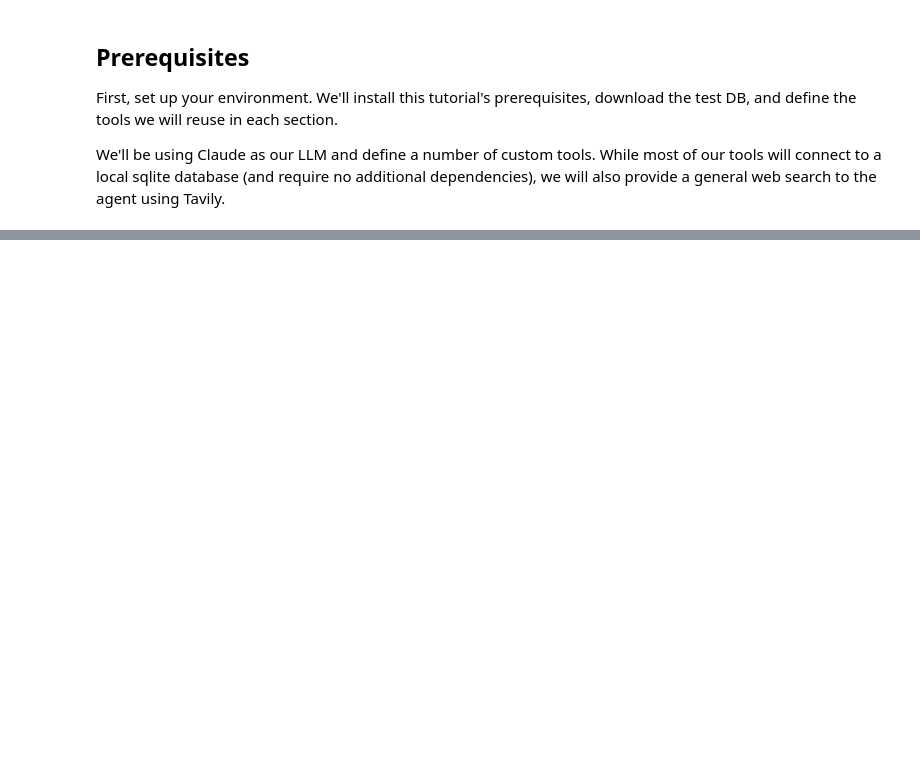
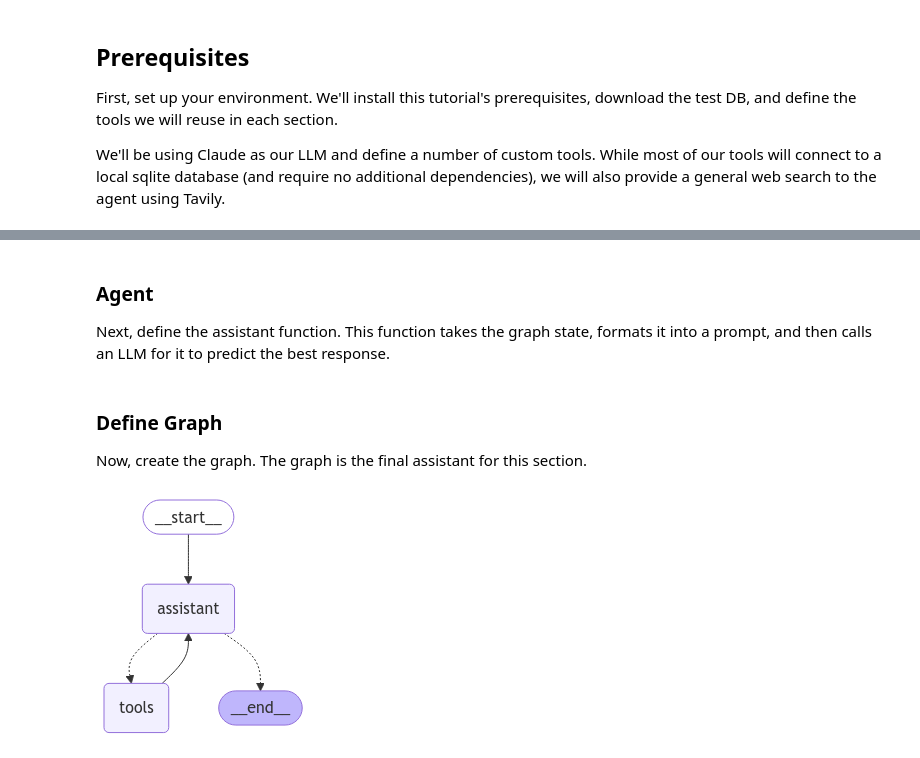
Before and after one commit to ahn283/learning, a Jupyter notebook: llm/langgraph/3_chabots_customer_support.ipynb, the cells around one changed output, grey strips where cells are left out. Drawn from its saved outputs; the diff is of its cells as text; code cells hidden in the pictures; blank space fills up the shorter version.

```diff
--- a/llm/langgraph/3_chabots_customer_support.ipynb
+++ b/llm/langgraph/3_chabots_customer_support.ipynb
@@ -40,0 +828,13 @@ os.environ['LANGCHAIN_PROJECT'] = "pr-stupendous-hood-8"
+# %%
+from typing import Annotated
+
+from typing_extensions import TypedDict
+
+from langgraph.graph.message import AnyMessage, add_messages
+
+class State(TypedDict):
+    messages: Annotated[list[AnyMessage], add_messages]
+# %% [markdown]
+### Agent
+
+Next, define the assistant function. This function takes the graph state, formats it into a prompt, and then calls an LLM for it to predict the best response.
@@ -40,0 +913,36 @@ os.environ['LANGCHAIN_PROJECT'] = "pr-stupendous-hood-8"
+# %% [markdown]
+### Define Graph
+
+Now, create the graph. The graph is the final assistant for this section.
+# %%
+from langgraph.checkpoint.memory import MemorySaver
+from langgraph.graph import END, StateGraph, START
+from langgraph.prebuilt import tools_condition
+
+builder = StateGraph(State)
+
+# Define nodes: these do the work
+builder.add_node("assistant", Assistant(primary_assistant_runnable))
+builder.add_node("tools", create_tool_node_with_fallback(part_1_tools))
+# Define edges: these determine how the control flow moves
+builder.add_edge(START, "assistant")
+builder.add_conditional_edges(
+    "assistant",
+    tools_condition,
+)
+builder.add_edge("tools", "assistant")
+
+# The checkpoint lets the graph persist its state
+# this is a complete memory for the entire graph.
+memory = MemorySaver()
+part_1_graph = builder.compile(checkpointer=memory)
+# %%
+from IPython.display import Image, display
+
+try:
+    display(Image(part_1_graph.get_graph(xray=True).draw_mermaid_png()))
+except Exception:
+    # This requires some extra dependencies and is optional
+    pass
+# %% [output]
+[figure, added]
```
Also changed, not shown: parts of 42 cells of this notebook, 4 other files.
